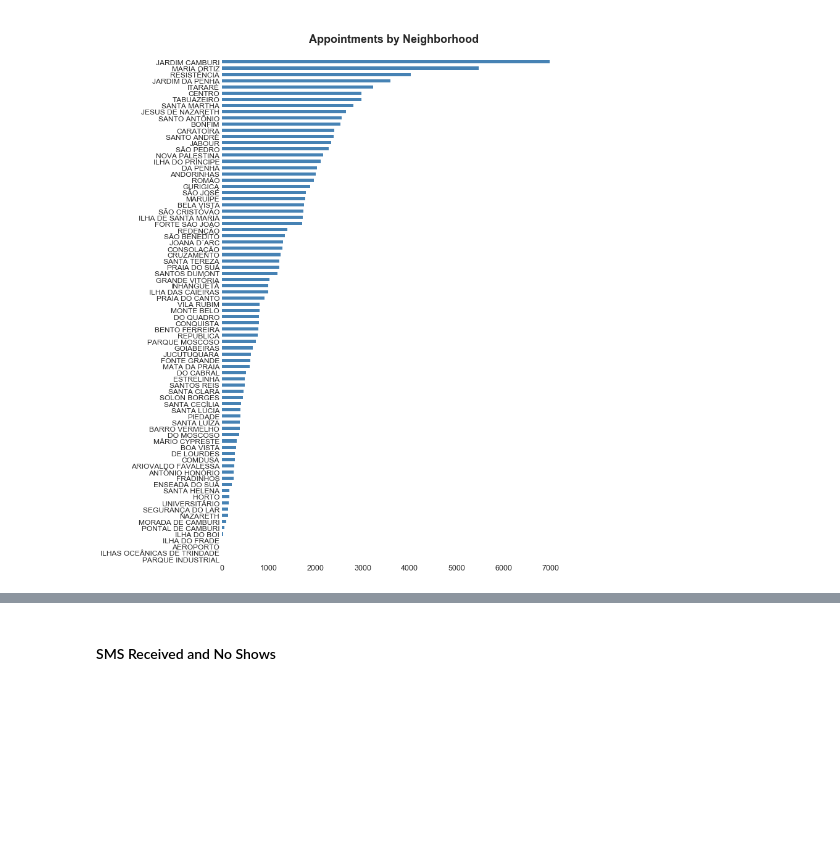
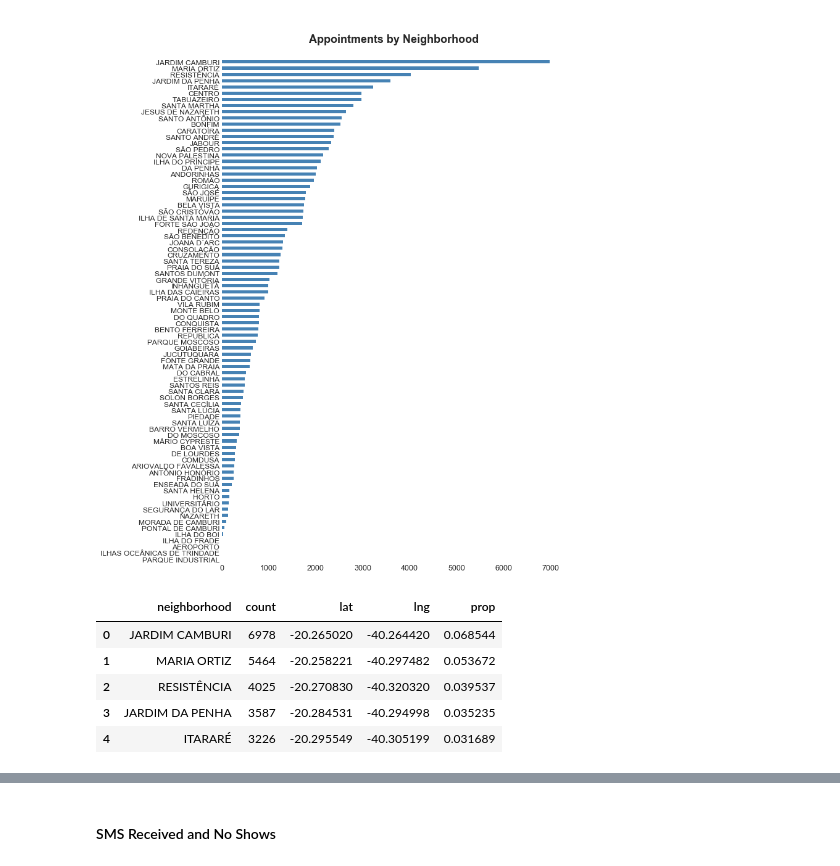
Before and after one commit to jaclynrich/appt-no-show, a Jupyter notebook: appt-no-show.ipynb, the cells around one changed output, grey strips where cells are left out. Drawn from its saved outputs; the diff is of its cells as text; code cells hidden in the pictures; blank space fills up the shorter version.

```diff
--- a/appt-no-show.ipynb
+++ b/appt-no-show.ipynb
@@ -795,10 +827,28 @@ sched_date_counts[first_ix:].sum()/sched_date_counts.sum()
 # %% [markdown]
 #### Neighborhoods
 # %%
+neighborhood_counts = df['Neighborhood'].value_counts()
+
 fig, ax = plt.subplots(figsize = (10, 15))
-df['Neighborhood'].value_counts().sort_values().plot(kind = 'barh', color = 'steelblue')
+neighborhood_counts.sort_values().plot(kind = 'barh', color = 'steelblue')
 sns.despine(left = True, bottom = True)
 plt.yticks(fontsize = 12)
 plt.title('\nAppointments by Neighborhood\n', fontsize = 18, fontweight = 'bold');
 # %% [output]
 [figure]
+# %%
+neighborhood_df = pd.DataFrame(neighborhood_counts).reset_index().rename(columns = {'index': 'neighborhood',
+                                                                                    'Neighborhood': 'count'})
+# join neighborhood_counts with geo dataframe
+neighborhood_lat_lng = pd.merge(neighborhood_df, geo[['neighborhood', 'lat', 'lng']], on = 'neighborhood')
+
+# convert counts to proportions
+neighborhood_lat_lng['prop'] = neighborhood_lat_lng['count']/len(df)
+neighborhood_lat_lng.head()
+# %% [output]
+|  | neighborhood | count | lat | lng | prop |
+| 0 | JARDIM CAMBURI | 6978 | -20.265020 | -40.264420 | 0.068544 |
+| 1 | MARIA ORTIZ | 5464 | -20.258221 | -40.297482 | 0.053672 |
+| 2 | RESISTÊNCIA | 4025 | -20.270830 | -40.320320 | 0.039537 |
+| 3 | JARDIM DA PENHA | 3587 | -20.284531 | -40.294998 | 0.035235 |
+| 4 | ITARARÉ | 3226 | -20.295549 | -40.305199 | 0.031689 |
```
Also changed, not shown: parts of 9 cells of this notebook.
